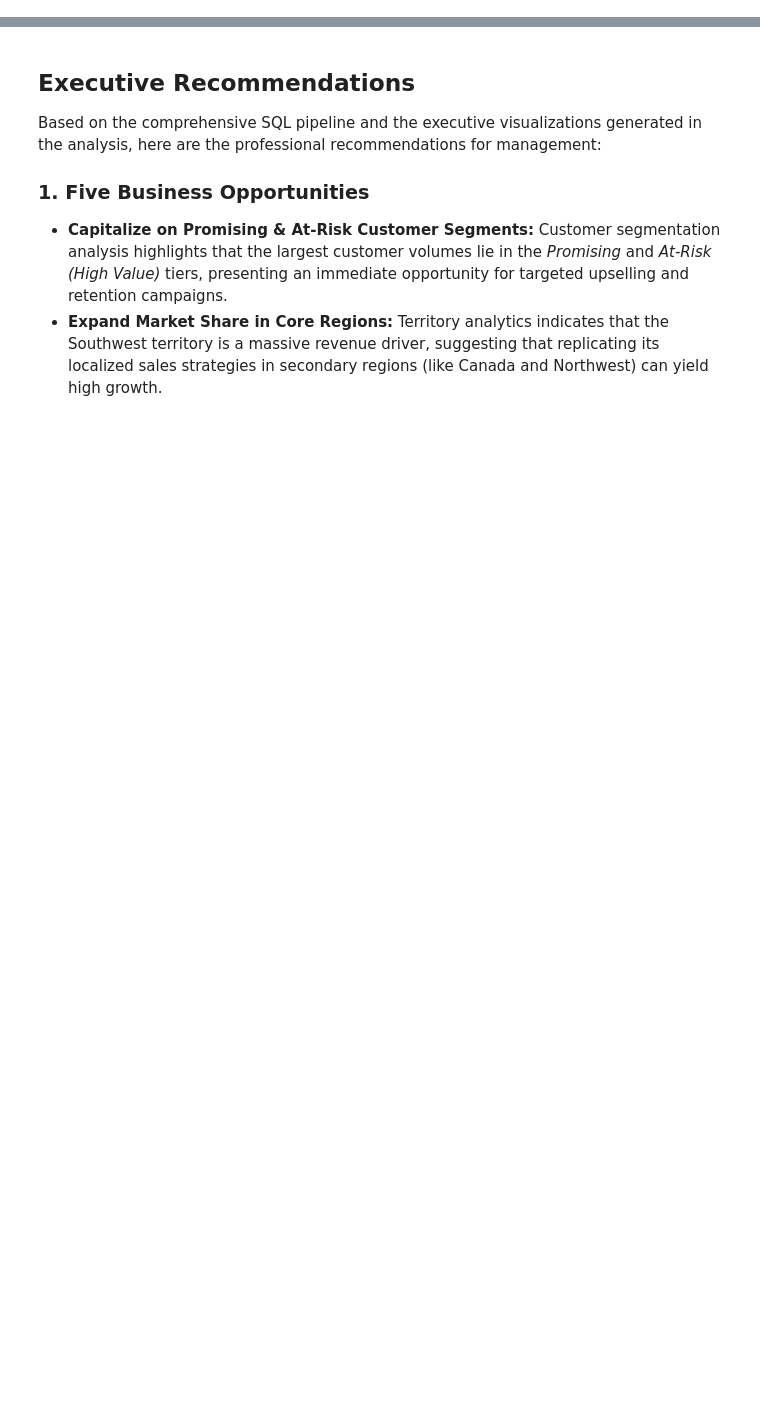
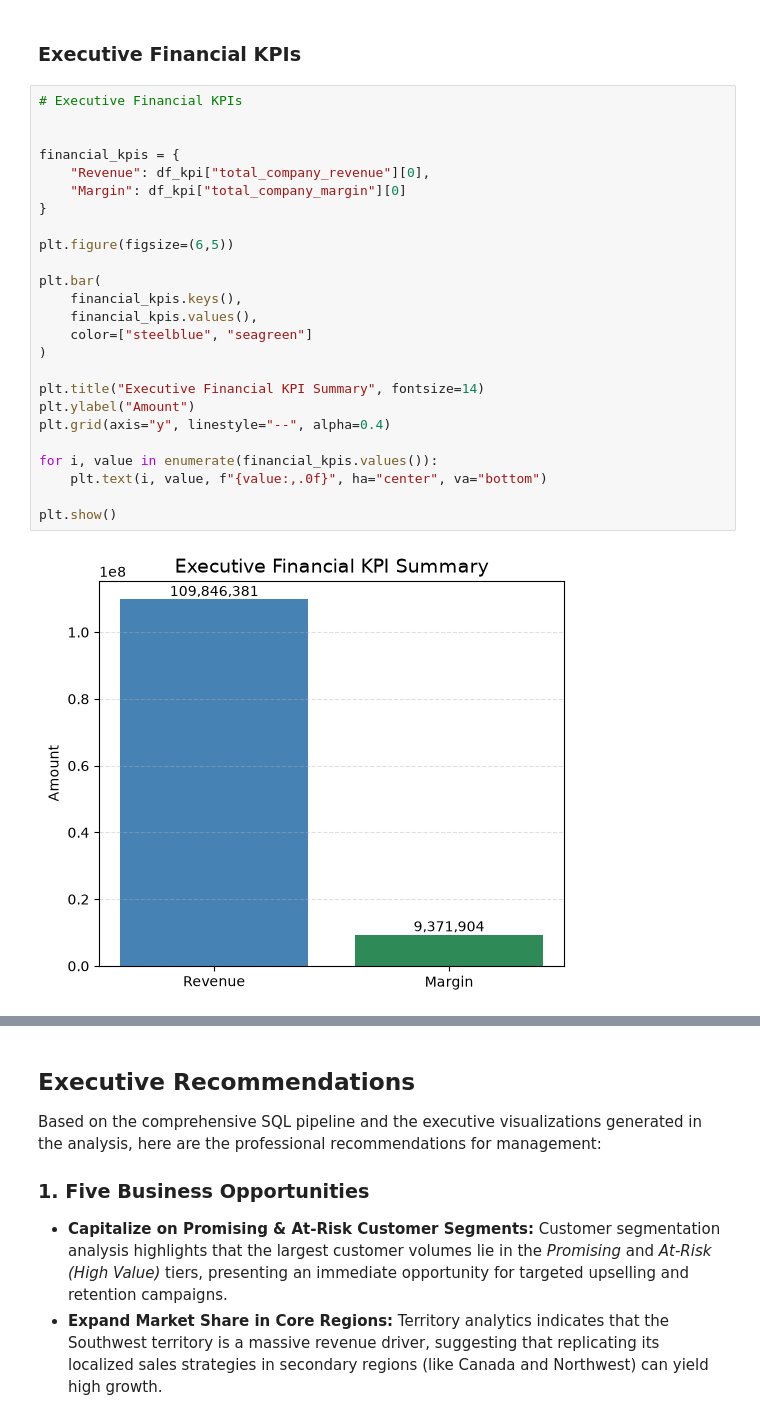
Before and after one commit to SairaF-Dev/Netixsol, a Jupyter notebook: Week3/day5/Executive_analysis.ipynb, the cells around one changed output, grey strips where cells are left out. Cells and saved outputs as stored; diff of their text form; blank space fills up the shorter version.

```diff
--- a/Week3/day5/Executive_analysis.ipynb
+++ b/Week3/day5/Executive_analysis.ipynb
@@ -268,3 +315,32 @@ AVG_MOM_GROWTH_PCT: 12.99
    **Customer Base Health**: Highlights core segments with 1,086 champions and 4,832 at-risk customers, directing focus toward immediate retention strategies.
 
    **Top Drivers & Growth**: Identifies Southwest as the top territory and Mountain-200 Black, 38 as the top product alongside a 12.99% average MoM growth rate for executive decision-making.
+# %% [markdown]
+### Executive Financial KPIs
+# %%
+# Executive Financial KPIs
+
+
+financial_kpis = {
+    "Revenue": df_kpi["total_company_revenue"][0],
+    "Margin": df_kpi["total_company_margin"][0]
+}
+
+plt.figure(figsize=(6,5))
+
+plt.bar(
+    financial_kpis.keys(),
+    financial_kpis.values(),
+    color=["steelblue", "seagreen"]
+)
+
+plt.title("Executive Financial KPI Summary", fontsize=14)
+plt.ylabel("Amount")
+plt.grid(axis="y", linestyle="--", alpha=0.4)
+
+for i, value in enumerate(financial_kpis.values()):
+    plt.text(i, value, f"{value:,.0f}", ha="center", va="bottom")
+
+plt.show()
+# %% [output]
+[figure, added]
```
Also changed, not shown: parts of 35 cells of this notebook, 10 other files.
